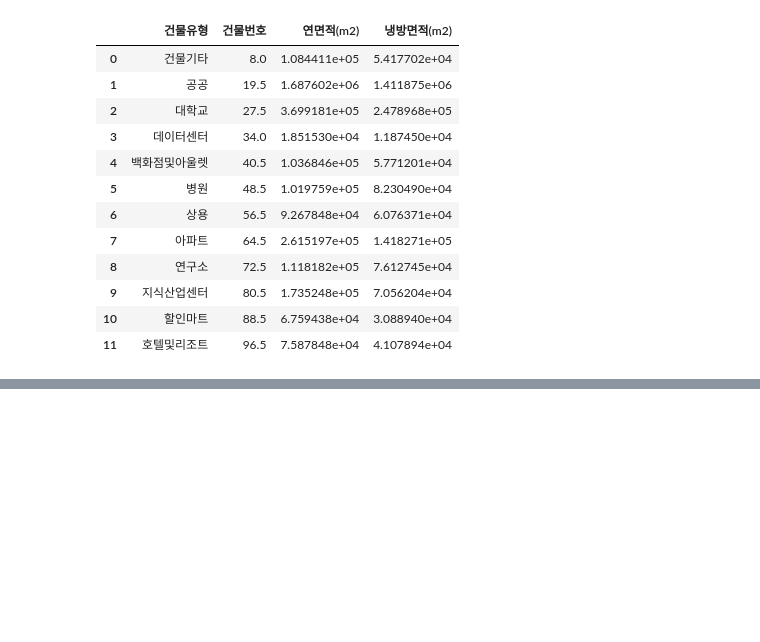
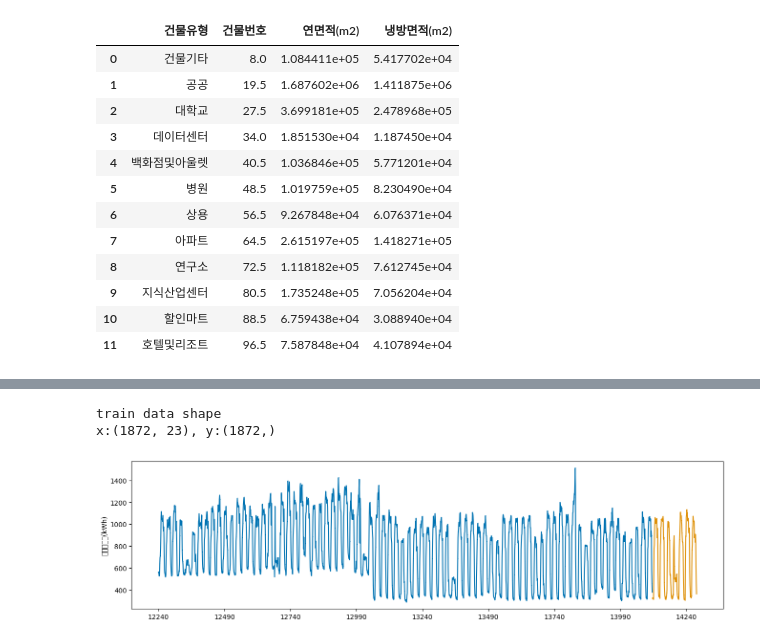
Before and after one commit to jihun0423/electric_predict, a Jupyter notebook: electric.ipynb, the cells around one changed output, grey strips where cells are left out. Saved outputs shown, nothing was run; the diff lists cells and outputs as text; code cells hidden in the pictures; blank space fills up the shorter version.

```diff
--- a/electric.ipynb
+++ b/electric.ipynb
@@ -183,0 +216,5 @@ df.merge(df_numdowhour_mean,on='일시',how='left')
+# %%
+df=df.merge(df_numdowhour_mean,on=['건물번호','dow','hour'],how='left')
+df=df.merge(df_numdowhour_sd,on=['건물번호','dow','hour'],how='left')
+df=df.merge(df_numdow_mean,on=['건물번호','dow'],how='left')
+df=df.merge(df_numdow_sd,on=['건물번호','dow'],how='left')
@@ -229,2 +289,4 @@ conv_dict
 # %%
 df_b['건물유형'] = df_b['건물유형'].map(conv_dict)
+# %%
+df = df.merge(df_b,on = '건물번호',how='left')
@@ -230,0 +303,7 @@ df_b['건물유형'] = df_b['건물유형'].map(conv_dict)
+# %%
+df['dow'] = df['dow'].astype('int32')
+df['태양광용량(kW)'] = df['태양광용량(kW)'].astype('float')
+df['ESS저장용량(kWh)'] = df['ESS저장용량(kWh)'].astype('float')
+df['PCS용량(kW)'] = df['PCS용량(kW)'].astype('float')
+# %%
+df=df.drop(columns=['날짜'])
@@ -230,0 +356,22 @@ df_b['건물유형'] = df_b['건물유형'].map(conv_dict)
+# %%
+## 7번 건물의 발전량
+
+from sktime.forecasting.model_selection import temporal_train_test_split
+from sktime.utils.plotting import plot_series
+import matplotlib.pyplot as plt
+import seaborn as sns
+
+
+y = df.loc[df.건물번호 == 7, '전력소비량(kWh)']
+x = df.loc[df.건물번호 == 7, ].iloc[:, 3:].drop(columns=['전력소비량(kWh)'])
+
+y_train, y_valid, x_train, x_valid = temporal_train_test_split(y = y, X = x, test_size = 168) # 24시간*7일 = 168
+
+print('train data shape\nx:{}, y:{}'.format(x_train.shape, y_train.shape))
+
+plot_series(y_train, y_valid, markers=[',' , ','])
+plt.show()
+# %% [output]
+train data shape
+x:(1872, 23), y:(1872,)
+[figure, added]
```
Also changed, not shown: parts of 30 cells of this notebook.
